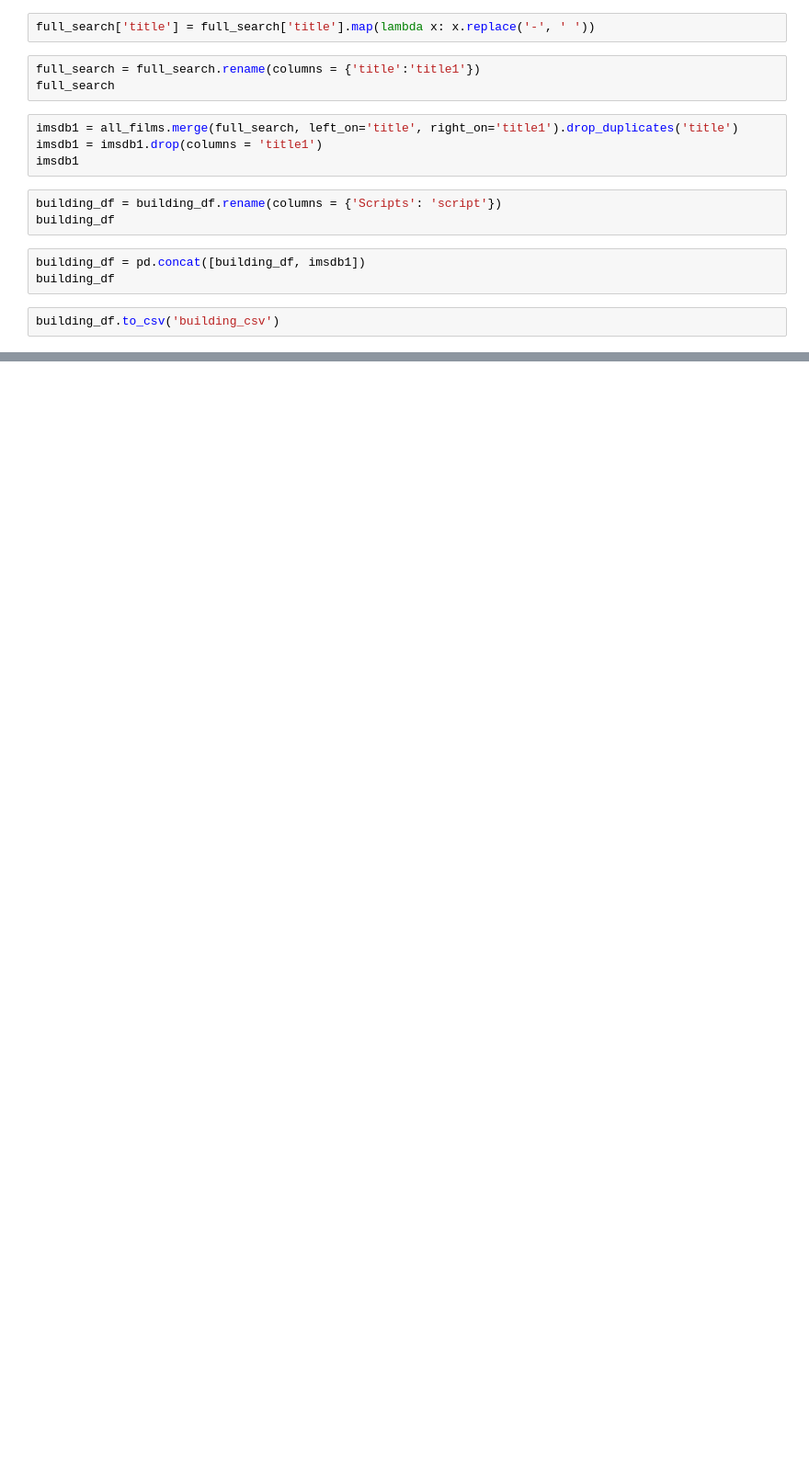
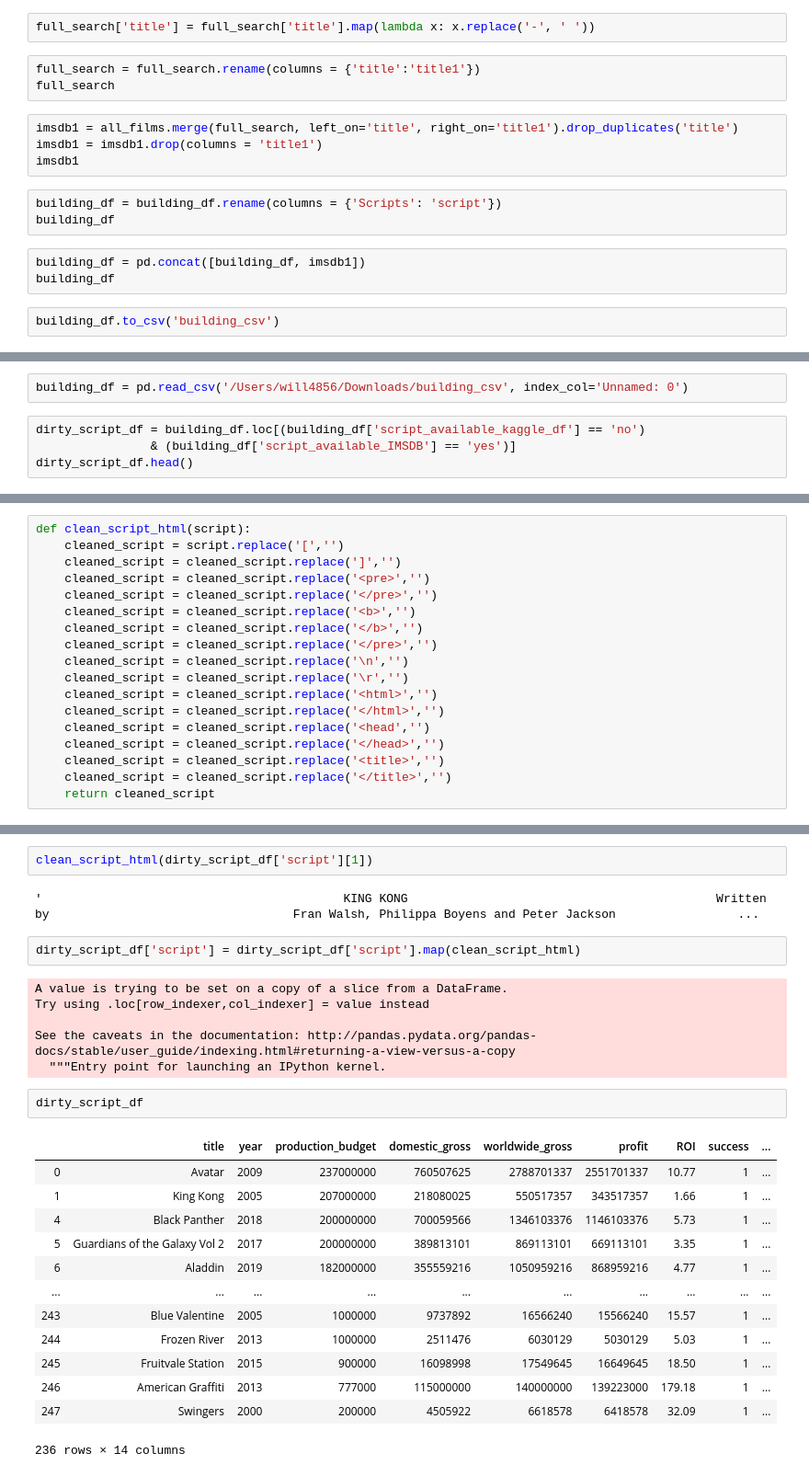
Before and after one commit to will4865/FlatironCapstoneProject, a Jupyter notebook: Script Import.ipynb, the cells around one changed output, grey strips where cells are left out. Shown at 92% size. Drawn from its saved outputs; the diff is of its cells as text; blank space fills up the shorter version.

Commit message:
cleaned imsdb scripts for html content

```diff
--- a/Script Import.ipynb
+++ b/Script Import.ipynb
@@ -307,0 +306,6 @@ pd.read_csv('Users')
+# %%
+building_df = pd.read_csv('/Users/will4856/Downloads/building_csv', index_col='Unnamed: 0')
+# %%
+dirty_script_df = building_df.loc[(building_df['script_available_kaggle_df'] == 'no')
+                & (building_df['script_available_IMSDB'] == 'yes')]
+dirty_script_df.head()
@@ -307,0 +340,18 @@ pd.read_csv('Users')
+# %%
+def clean_script_html(script):
+    cleaned_script = script.replace('[','')
+    cleaned_script = cleaned_script.replace(']','')
+    cleaned_script = cleaned_script.replace('<pre>','')
+    cleaned_script = cleaned_script.replace('</pre>','')
+    cleaned_script = cleaned_script.replace('<b>','')
+    cleaned_script = cleaned_script.replace('</b>','')
+    cleaned_script = cleaned_script.replace('</pre>','')
+    cleaned_script = cleaned_script.replace('\n','')
+    cleaned_script = cleaned_script.replace('\r','')
+    cleaned_script = cleaned_script.replace('<html>','')
+    cleaned_script = cleaned_script.replace('</html>','')
+    cleaned_script = cleaned_script.replace('<head','')
+    cleaned_script = cleaned_script.replace('</head>','')
+    cleaned_script = cleaned_script.replace('<title>','')
+    cleaned_script = cleaned_script.replace('</title>','')
+    return cleaned_script
@@ -307,0 +366,28 @@ pd.read_csv('Users')
+# %%
+clean_script_html(dirty_script_df['script'][1])
+# %% [output]
+'                                          KING KONG                                           Written by                                  Fran Walsh, Philippa Boyens and Peter Jackson                 ...
+# %%
+dirty_script_df['script'] = dirty_script_df['script'].map(clean_script_html)
+# %% [output]
+A value is trying to be set on a copy of a slice from a DataFrame.
+Try using .loc[row_indexer,col_indexer] = value instead
+
+See the caveats in the documentation: http://pandas.pydata.org/pandas-docs/stable/user_guide/indexing.html#returning-a-view-versus-a-copy
+  """Entry point for launching an IPython kernel.
+# %%
+dirty_script_df
+# %% [output]
+|  | title | year | production_budget | domestic_gross | worldwide_gross | profit | ROI | success | ... |
+| 0 | Avatar | 2009 | 237000000 | 760507625 | 2788701337 | 2551701337 | 10.77 | 1 | ... |
+| 1 | King Kong | 2005 | 207000000 | 218080025 | 550517357 | 343517357 | 1.66 | 1 | ... |
+| 4 | Black Panther | 2018 | 200000000 | 700059566 | 1346103376 | 1146103376 | 5.73 | 1 | ... |
+| 5 | Guardians of the Galaxy Vol 2 | 2017 | 200000000 | 389813101 | 869113101 | 669113101 | 3.35 | 1 | ... |
+| 6 | Aladdin | 2019 | 182000000 | 355559216 | 1050959216 | 868959216 | 4.77 | 1 | ... |
+| ... | ... | ... | ... | ... | ... | ... | ... | ... | ... |
+| 243 | Blue Valentine | 2005 | 1000000 | 9737892 | 16566240 | 15566240 | 15.57 | 1 | ... |
+| 244 | Frozen River | 2013 | 1000000 | 2511476 | 6030129 | 5030129 | 5.03 | 1 | ... |
+| 245 | Fruitvale Station | 2015 | 900000 | 16098998 | 17549645 | 16649645 | 18.50 | 1 | ... |
+| 246 | American Graffiti | 2013 | 777000 | 115000000 | 140000000 | 139223000 | 179.18 | 1 | ... |
+| 247 | Swingers | 2000 | 200000 | 4505922 | 6618578 | 6418578 | 32.09 | 1 | ... |
+236 rows × 14 columns
```
Also changed, not shown: parts of 7 cells of this notebook.
